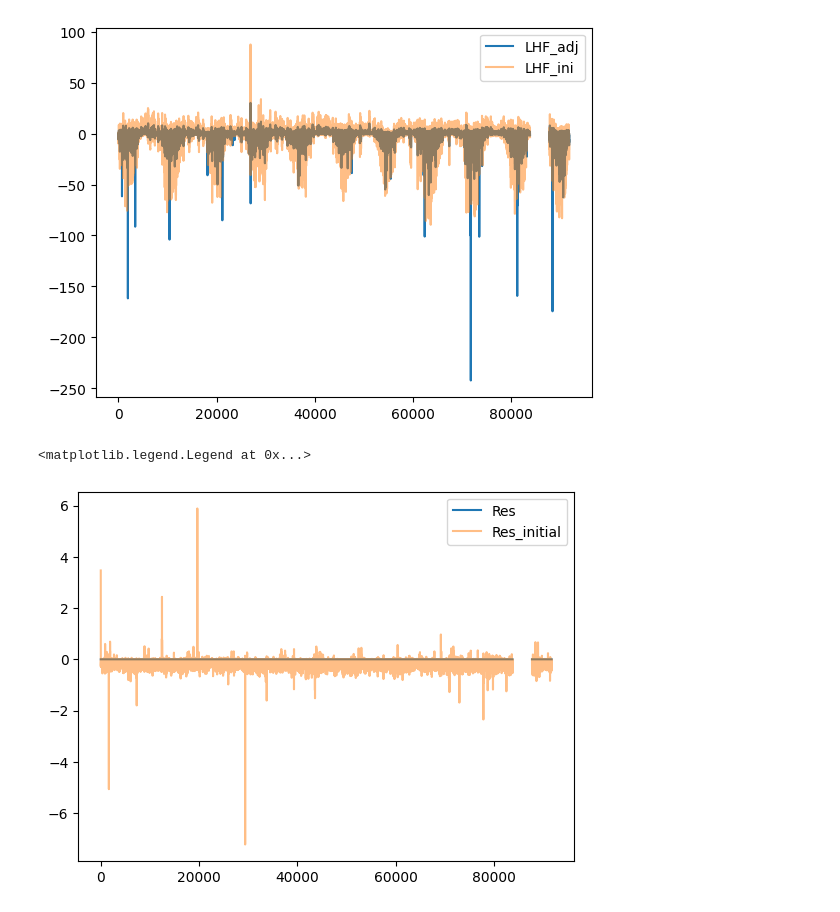
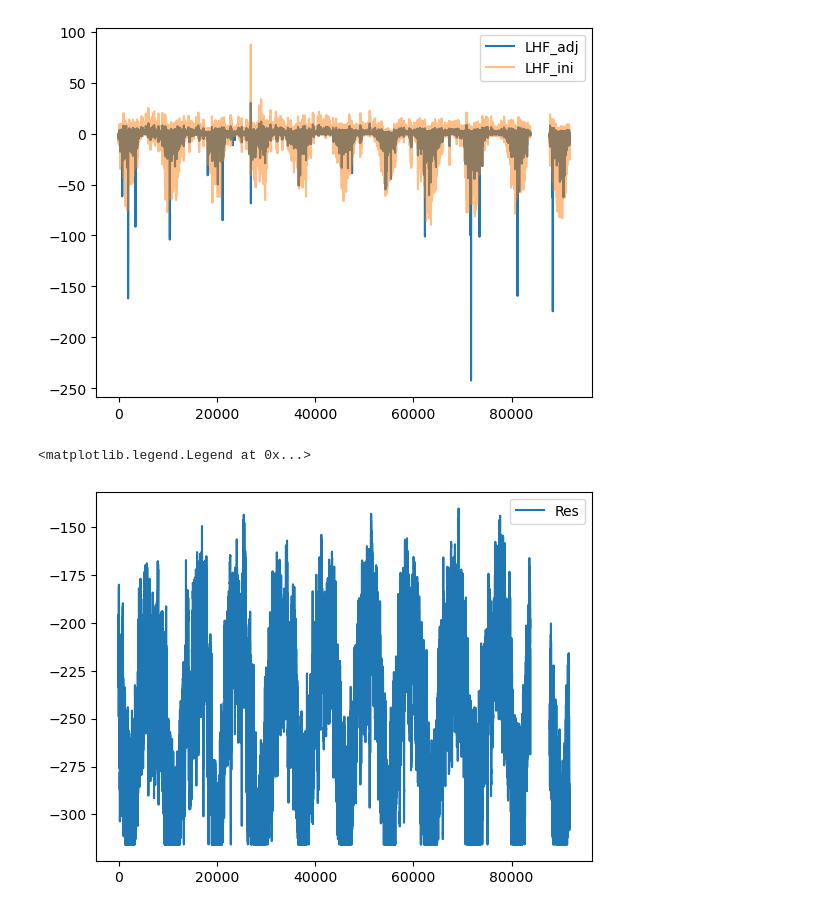
Before and after one commit to CLPHUU/IceAndClimate, a Jupyter notebook: Project_2/Project2_version2.ipynb, the cells around one changed output. Cells and saved outputs as stored; diff of their text form; code cells hidden in the pictures.

Commit message:
campfire makes it hots and we make nice plots

```diff
--- a/Project_2/Project2_version2.ipynb
+++ b/Project_2/Project2_version2.ipynb
@@ -48,7 +48,7 @@ class CloseSEB():
         c_tbd = np.array(c_tbd)
         c_tbd[c_tbd < 0] = 0
         c_tbd[c_tbd > 25] = 25
-        c_tbd[c_tbd == np.nan] = 0
+
 
         self.c_tbd = c_tbd
         return c_tbd
@@ -84,7 +84,7 @@ class CloseSEB():
         c_tbd = c_tbd[cl_mask]
 
         # plt.scatter(cl_arr, c_tbd)
-        # plt.xlabel('cl')
+        # plt.xlabel('c6l')
         # plt.ylabel('c_tbd')
         alpha = np.polyfit(c_tbd,cl_arr,1)
         return alpha[0]
@@ -303,13 +303,13 @@ plt.legend()
 # %%
 # plt.plot(melt_dict_fluxes['Melt'], label='Melt')
 # plt.plot(SEB.melt_initial, label='Melt_initial', alpha=.5)
 
-plt.plot(melt_dict_fluxes['Res'], label='Res')
-plt.plot(SEB.res_initial, label='Res_initial', alpha=.5)
+plt.plot(melt_dict_fluxes['LW_adj_up'], label='Res')
+# plt.plot(SEB.res_initial, label='Res_initial', alpha=.5)
 plt.legend()
 # %% [output]
 <matplotlib.legend.Legend at 0x...>
-[figure, old version]
+[figure, new version]
 # %%
 class FluxPlotter():
     def __init__(self,SEBdata):
```
Also changed, not shown: parts of 11 cells of this notebook.
